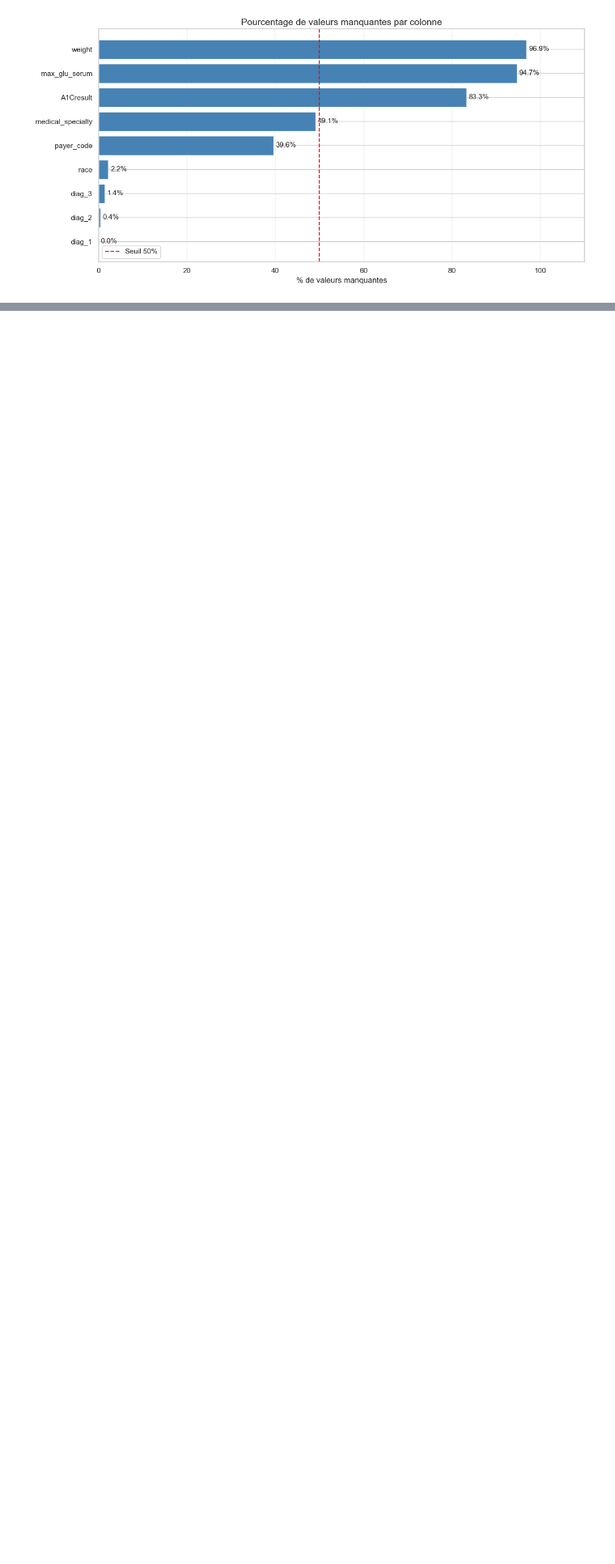
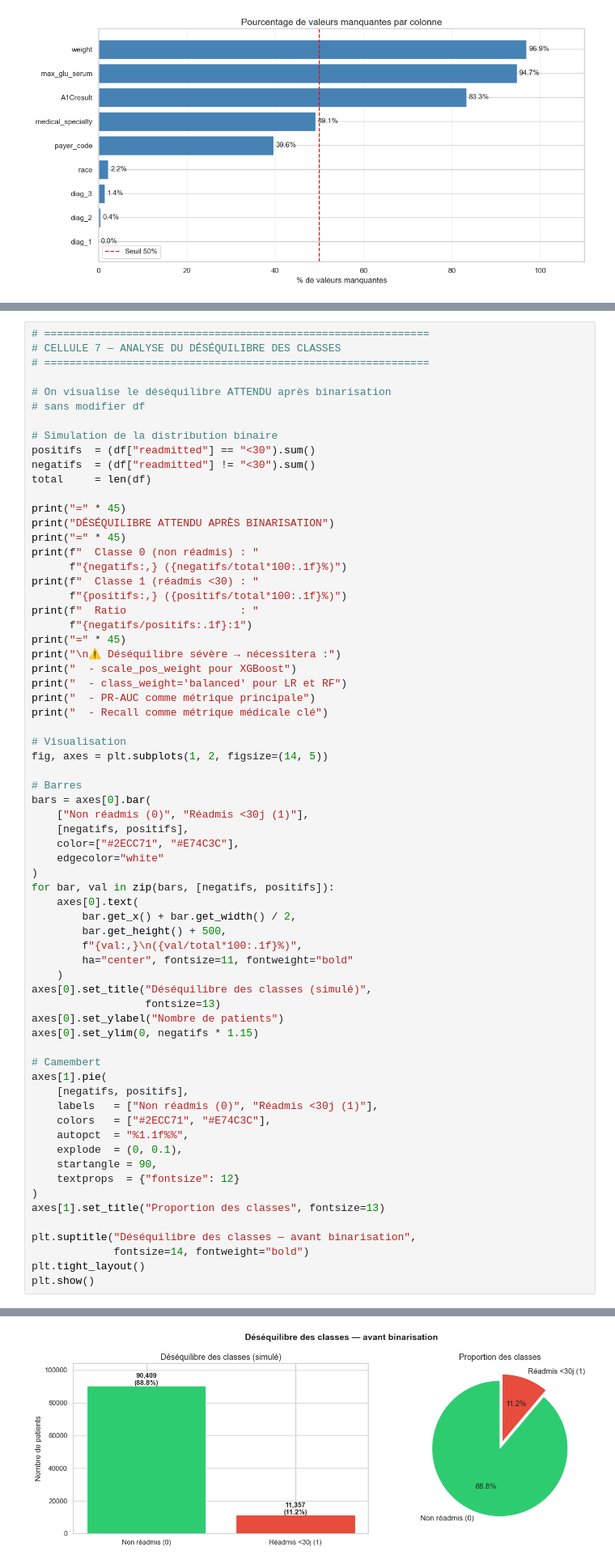
Before and after one commit to malek-ksouri/diabetes-readmission-prediction, a Jupyter notebook: notebooks/01exploration.ipynb, the cells around one changed output, grey strips where cells are left out. Shown at 81% size. Drawn from its saved outputs; the diff is of its cells as text; blank space fills up the shorter version.

```diff
--- a/notebooks/01exploration.ipynb
+++ b/notebooks/01exploration.ipynb
@@ -328,0 +266,68 @@ DÉSÉQUILIBRE DES CLASSES
+# %%
+# =============================================================
+# CELLULE 7 — ANALYSE DU DÉSÉQUILIBRE DES CLASSES
+# =============================================================
+
+# On visualise le déséquilibre ATTENDU après binarisation
+# sans modifier df
+
+# Simulation de la distribution binaire
+positifs  = (df["readmitted"] == "<30").sum()
+negatifs  = (df["readmitted"] != "<30").sum()
+total     = len(df)
+
+print("=" * 45)
+print("DÉSÉQUILIBRE ATTENDU APRÈS BINARISATION")
+print("=" * 45)
+print(f"  Classe 0 (non réadmis) : "
+      f"{negatifs:,} ({negatifs/total*100:.1f}%)")
+print(f"  Classe 1 (réadmis <30) : "
+      f"{positifs:,} ({positifs/total*100:.1f}%)")
+print(f"  Ratio                  : "
+      f"{negatifs/positifs:.1f}:1")
+print("=" * 45)
+print("\n⚠️ Déséquilibre sévère → nécessitera :")
+print("  - scale_pos_weight pour XGBoost")
+print("  - class_weight='balanced' pour LR et RF")
+print("  - PR-AUC comme métrique principale")
+print("  - Recall comme métrique médicale clé")
+
+# Visualisation
+fig, axes = plt.subplots(1, 2, figsize=(14, 5))
+
+# Barres
+bars = axes[0].bar(
+    ["Non réadmis (0)", "Réadmis <30j (1)"],
+    [negatifs, positifs],
+    color=["#2ECC71", "#E74C3C"],
+    edgecolor="white"
+)
+for bar, val in zip(bars, [negatifs, positifs]):
+    axes[0].text(
+        bar.get_x() + bar.get_width() / 2,
+        bar.get_height() + 500,
+        f"{val:,}\n({val/total*100:.1f}%)",
+        ha="center", fontsize=11, fontweight="bold"
+    )
+axes[0].set_title("Déséquilibre des classes (simulé)",
+                  fontsize=13)
+axes[0].set_ylabel("Nombre de patients")
+axes[0].set_ylim(0, negatifs * 1.15)
+
+# Camembert
+axes[1].pie(
+    [negatifs, positifs],
+    labels   = ["Non réadmis (0)", "Réadmis <30j (1)"],
+    colors   = ["#2ECC71", "#E74C3C"],
+    autopct  = "%1.1f%%",
+    explode  = (0, 0.1),
+    startangle = 90,
+    textprops  = {"fontsize": 12}
+)
+axes[1].set_title("Proportion des classes", fontsize=13)
+
+plt.suptitle("Déséquilibre des classes — avant binarisation",
+             fontsize=14, fontweight="bold")
+plt.tight_layout()
+plt.show()
+# %% [output]
@@ -329,3 +347,4 @@ DÉSÉQUILIBRE DES CLASSES
+[figure, added]
 # %%
 # =============================================================
 # CELLULE 8 — DISTRIBUTION DE L'ÂGE
```
Also changed, not shown: parts of 6 cells of this notebook, 36 other files.
